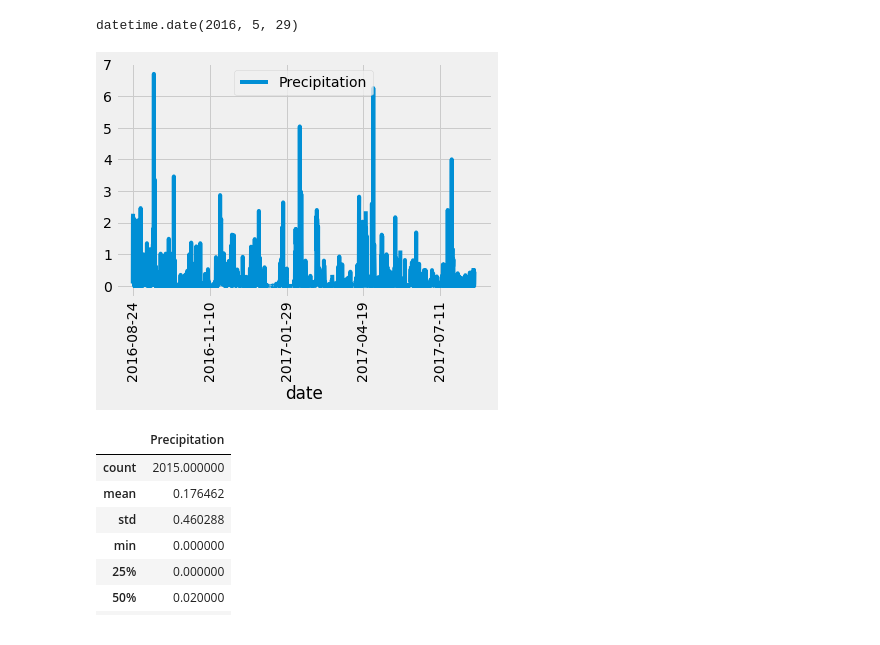
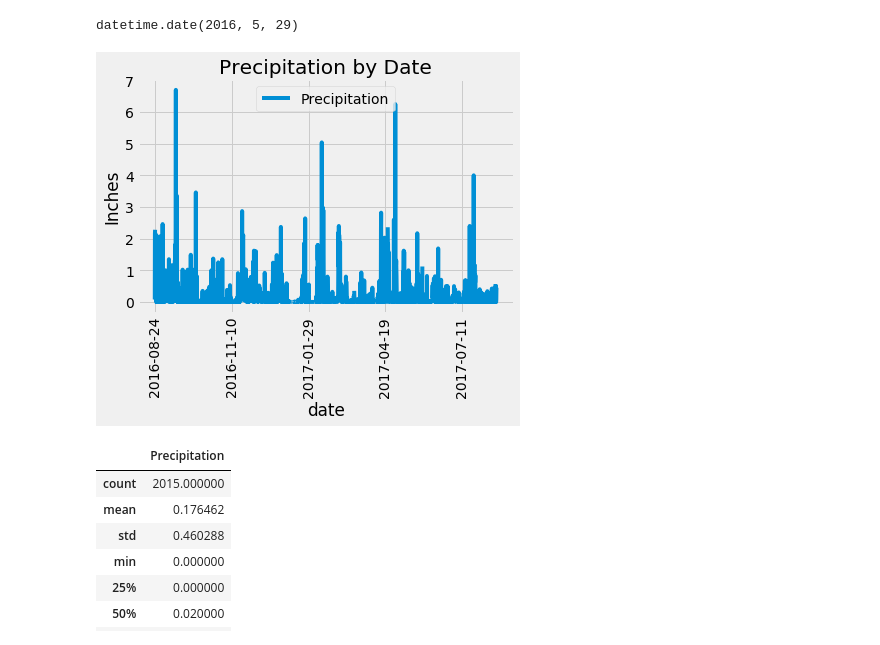
Before and after one commit to taftap8/sqlalchemy-challenge, a Jupyter notebook: climate_starter.ipynb, the cells around one changed output. Saved outputs shown, nothing was run; the diff lists cells and outputs as text; code cells hidden in the pictures.

```diff
--- a/climate_starter.ipynb
+++ b/climate_starter.ipynb
@@ -85,29 +85,31 @@ datetime.date(2016, 5, 29)
 # %%
 # Design a query to retrieve the last 12 months of precipitation data and plot the results
 #find the last date in the dataset - found 8/23/2017
 session.query(func.max(Measurement.date)).all()
 
 # Calculate the date 1 year ago from the last data point in the database
 query_date = dt.date(2017, 8, 23) - dt.timedelta(days=365)
 
 # Perform a query to retrieve the data and precipitation scores
 Measurements_12m = session.query(Measurement.date, Measurement.prcp).\
   filter(Measurement.date > query_date).\
   order_by(Measurement.date).all()
 
 # Save the query results as a Pandas DataFrame and set the index to the date column
 measurement_df = pd.DataFrame(Measurements_12m, columns=['date', 'prcp'])
 measurement_df.set_index('date', inplace = True)
 measurement_df.rename(columns={"date":"Date", "prcp":"Precipitation"}, inplace= True)
 
 # Sort the dataframe by date
 measurement_df.sort_values('date')
 
 # Use Pandas Plotting with Matplotlib to plot the data
 measurement_df.plot(rot=90)
+plt.ylabel("Inches")
+plt.title("Precipitation by Date")
 plt.show()
 # %% [output]
-[figure, old version]
+[figure, new version]
 # %%
 # Use Pandas to calcualte the summary statistics for the precipitation data
 measurement_df.describe()
```
Also changed, not shown: parts of 1 cell of this notebook, 1 other file.
